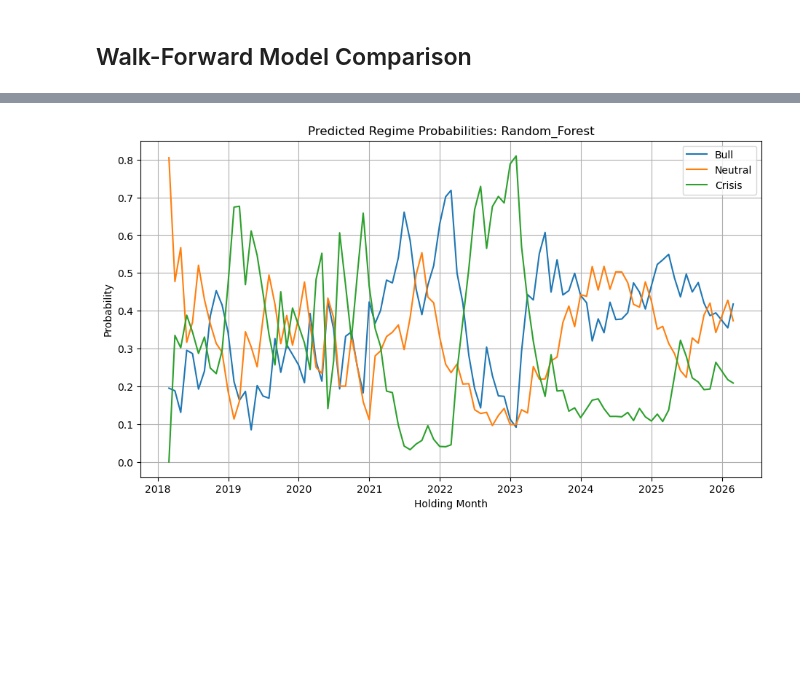
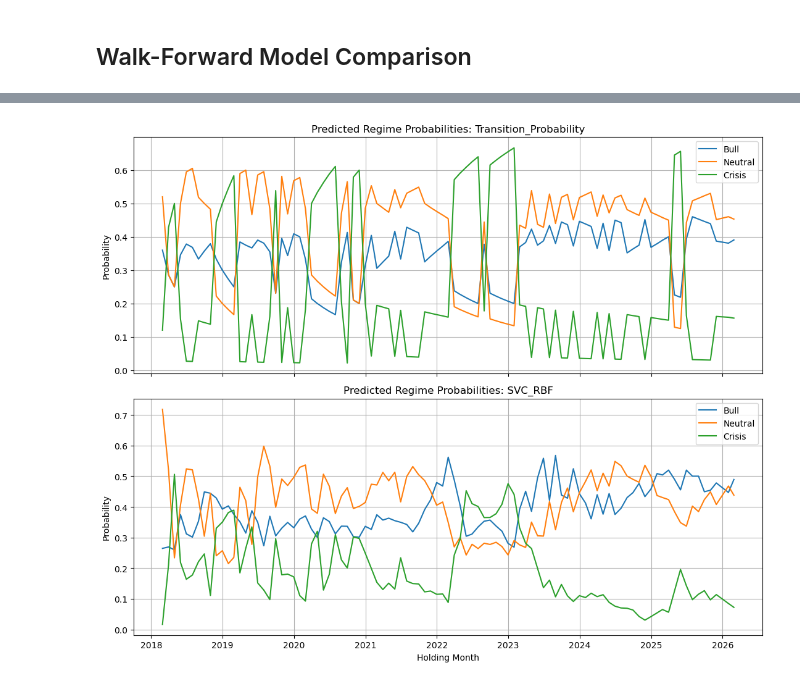
Before and after one commit to aidanpmitchell/stochastic-regime-portfolio-optimization, a Jupyter notebook: notebooks/07_macro_regime_prediction.ipynb, the cells around one changed output, grey strips where cells are left out. Drawn from its saved outputs; the diff is of its cells as text; code cells hidden in the pictures; blank space fills up the shorter version.

Commit message:
Expand macro regime model comparison

```diff
--- a/notebooks/07_macro_regime_prediction.ipynb
+++ b/notebooks/07_macro_regime_prediction.ipynb
@@ -567,18 +693,25 @@ conf_mat
 # %%
-# Plot the predicted probabilities of the best model through time
+# Plot the predicted probabilities of the selected models through time
 
-plt.figure(figsize=(11, 6))
-for regime in regime_order:
-    plt.plot(best_model_predictions["holding_month"], best_model_predictions[f"p_{regime}"], label=regime)
+fig, axes = plt.subplots(2, 1, figsize=(11, 9), sharex=True)
+selected_probability_plots = [
+    (best_model_name, best_model_predictions, axes[0]),
+    (best_macro_model_name, best_macro_model_predictions, axes[1]),
+]
 
-plt.title(f"Predicted Regime Probabilities: {best_model_name}")
-plt.xlabel("Holding Month")
-plt.ylabel("Probability")
-plt.legend()
-plt.grid(True)
+for model_name, model_predictions, ax in selected_probability_plots:
+    for regime in regime_order:
+        ax.plot(model_predictions["holding_month"], model_predictions[f"p_{regime}"], label=regime)
+    ax.set_title(f"Predicted Regime Probabilities: {model_name}")
+    ax.set_ylabel("Probability")
+    ax.legend()
+    ax.grid(True)
+
+axes[-1].set_xlabel("Holding Month")
+plt.tight_layout()
 plt.show()
 # %% [output]
-[figure, old version]
+[figure, new version]
 # %% [markdown]
 ### Interpretation
 
```
Also changed, not shown: parts of 13 cells of this notebook, 9 other files.
